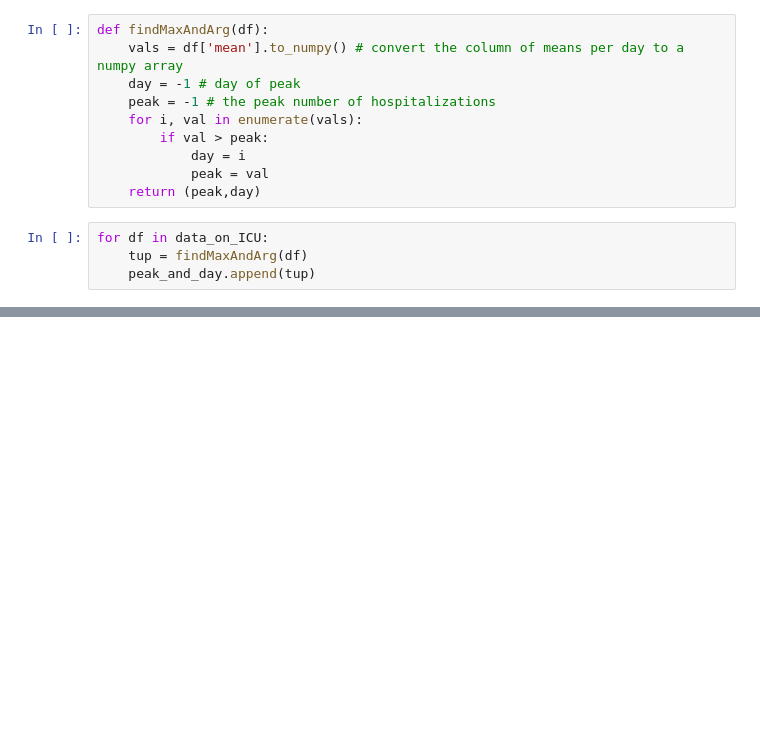
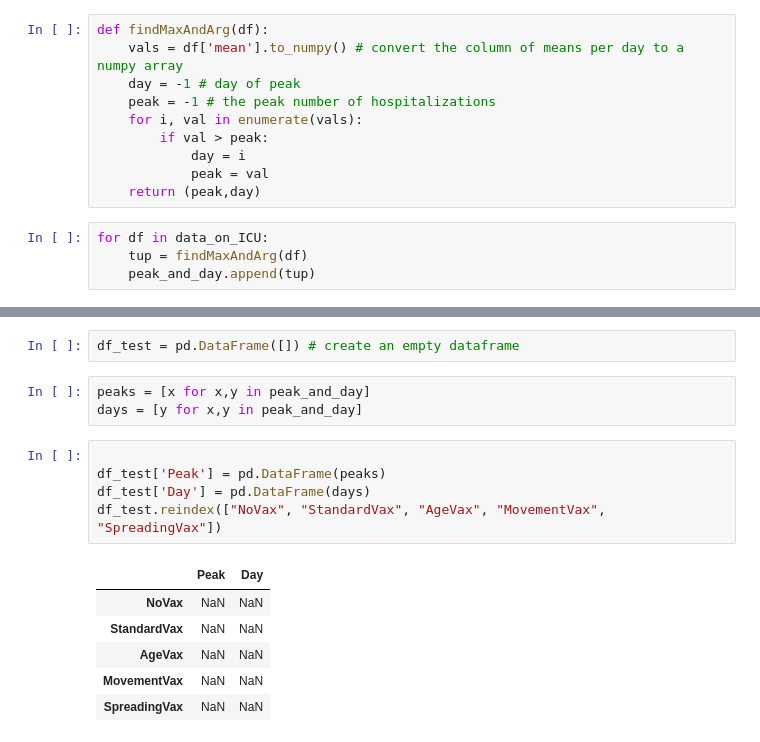
Before and after one commit to mjacob1002/COVID-19_Simulation, a Jupyter notebook: data/Analysis/Get_Figs_Paper.ipynb, the cells around one changed output, grey strips where cells are left out. Cells and saved outputs as stored; diff of their text form; blank space fills up the shorter version.

```diff
--- a/data/Analysis/Get_Figs_Paper.ipynb
+++ b/data/Analysis/Get_Figs_Paper.ipynb
@@ -115,0 +116,17 @@ for pair in peak_and_day:
+# %%
+df_test = pd.DataFrame([]) # create an empty dataframe
+# %%
+peaks = [x for x,y in peak_and_day]
+days = [y for x,y in peak_and_day]
+# %%
+
+df_test['Peak'] = pd.DataFrame(peaks)
+df_test['Day'] = pd.DataFrame(days)
+df_test.reindex(["NoVax", "StandardVax", "AgeVax", "MovementVax", "SpreadingVax"])
+# %% [output]
+|  | Peak | Day |
+| NoVax | NaN | NaN |
+| StandardVax | NaN | NaN |
+| AgeVax | NaN | NaN |
+| MovementVax | NaN | NaN |
+| SpreadingVax | NaN | NaN |
```
Also changed, not shown: parts of 5 cells of this notebook, 4 other files.
